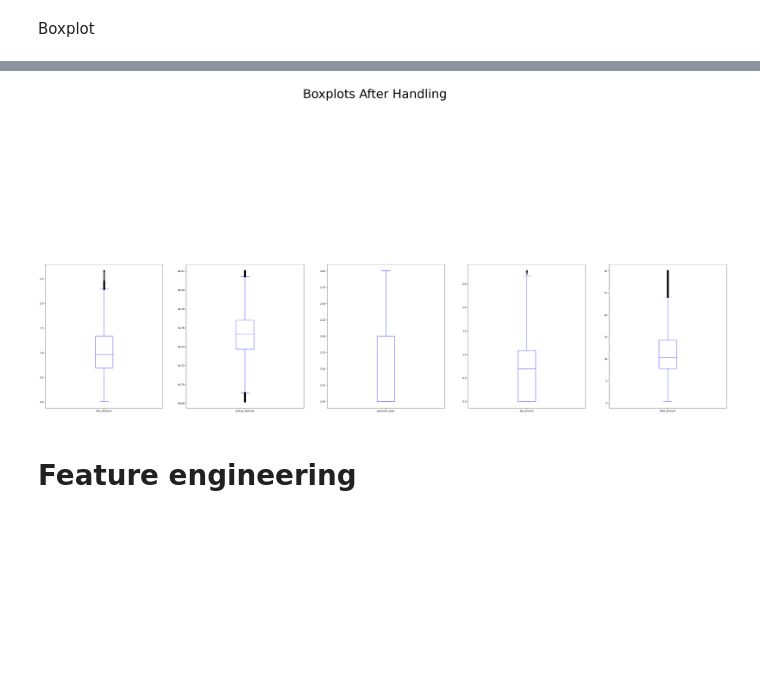
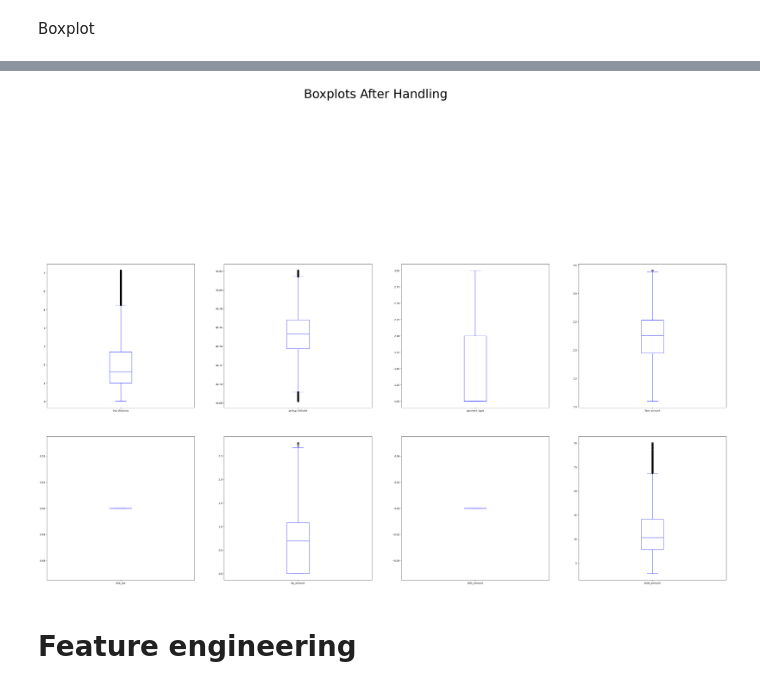
Before and after one commit to shamil-9528/NYC-Yellow-Taxi-Fare-Prediction, a Jupyter notebook: copy.ipynb, the cells around one changed output, grey strips where cells are left out. Cells and saved outputs as stored; diff of their text form; code cells hidden in the pictures; blank space fills up the shorter version.

```diff
--- a/copy.ipynb
+++ b/copy.ipynb
@@ -501,13 +516,10 @@ df.drop(columns=[
                  ],inplace=True)
 # %%
 df.drop(columns=[
-    'fare_amount',
     'RatecodeID',
     'extra',
     'improvement_surcharge',
     'passenger_count',
-    'tolls_amount',
-    'mta_tax',
     ]
     ,inplace=True)
 # %% [markdown]
@@ -530,12 +542,12 @@ IQR = Q3 - Q1
 df = df[~((df[numeric_cols] < (Q1 - 1.5 * IQR)) |
                 (df[numeric_cols] > (Q3 + 1.5 * IQR))).any(axis=1)]
 # %%
-df.plot(kind='box',subplots=True,layout=(8,5),figsize=(50,100),color='b')
+df.plot(kind='box',subplots=True,layout=(8,4),figsize=(50,100),color='b')
 plt.suptitle('Boxplots After Handling',fontsize=50)
 
 plt.show()
 # %% [output]
-[figure, old version]
+[figure, new version]
 # %% [markdown]
 # Feature engineering
 # %%
```
Also changed, not shown: parts of 21 cells of this notebook.
